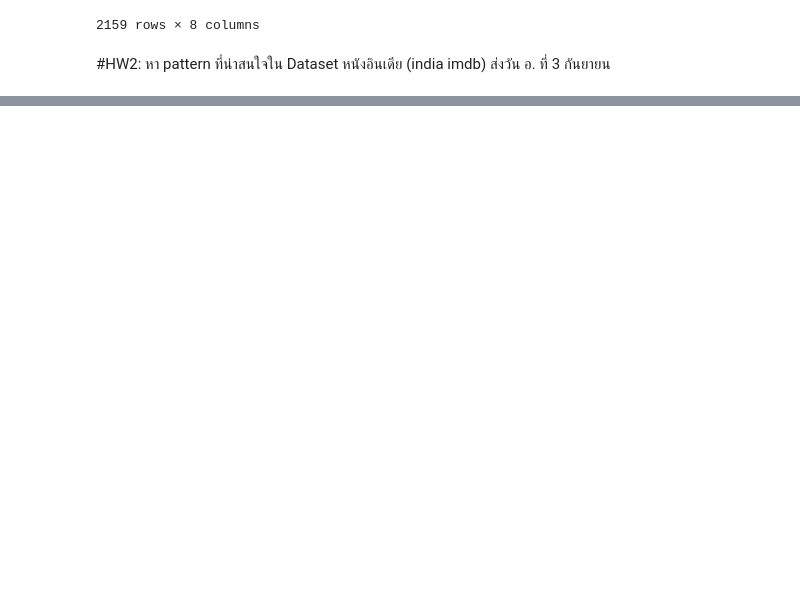
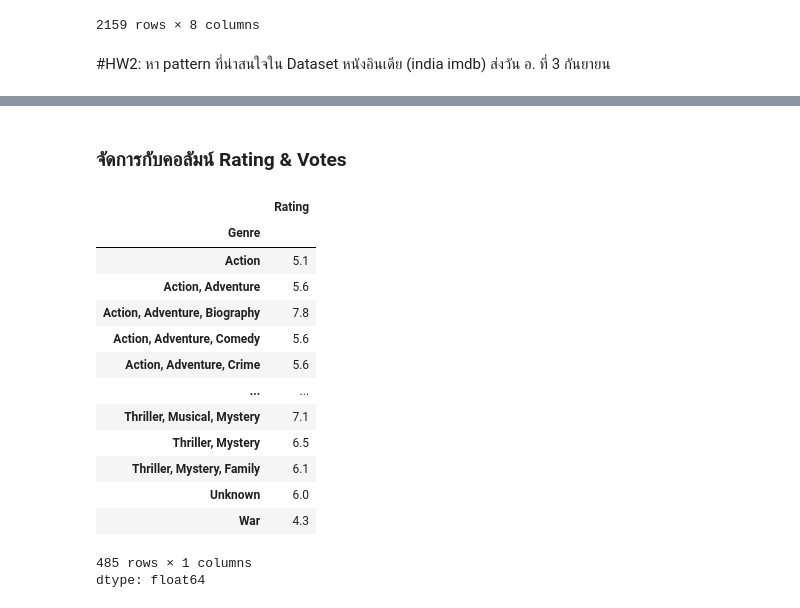
Before and after one commit to Frasierzzz/DPDM2024, a Jupyter notebook: Frequent_Patterns_(Association_Rules).ipynb, the cells around one changed output, grey strips where cells are left out. Saved outputs shown, nothing was run; the diff lists cells and outputs as text; code cells hidden in the pictures; blank space fills up the shorter version.

```diff
--- a/Frequent_Patterns_(Association_Rules).ipynb
+++ b/Frequent_Patterns_(Association_Rules).ipynb
@@ -161,0 +294,4 @@ data[data['StockCode'] == '85099B']
+# %%
+# แทน min ด้วย "" เพื่อจะเปลี่ยนข้อมูลเป็นตัวเลขอีกที
+imdb['Duration'] = imdb['Duration'].str.replace('min', '').astype(float)
+imdb['Duration'].head()
@@ -161,0 +306,4 @@ data[data['StockCode'] == '85099B']
+# %%
+# เติมด้วยค่าเฉลี่ย ของเวลาในแต่ละ Genre
+imdb['Duration'] = imdb['Duration'].fillna(imdb.groupby('Genre')['Duration'].transform('mean')).round(1)
+imdb['Duration'].isnull().sum()
@@ -161,0 +312,4 @@ data[data['StockCode'] == '85099B']
+# %%
+# เติมค่าว่างของปีที่เหลือด้วยค่าเฉลี่ยของปีทั้งหมด
+imdb['Duration'] = imdb['Duration'].fillna(imdb['Duration'].mean())
+imdb.info()
@@ -161,0 +336,3 @@ data[data['StockCode'] == '85099B']
+# %%
+imdb['Genre'] = imdb['Genre'].fillna('Unknown')
+imdb.info()
@@ -161,0 +357,21 @@ data[data['StockCode'] == '85099B']
+# %% [markdown]
+### จัดการกับคอลัมน์ Rating & Votes
+# %%
+# ทำการหาค่าเฉลี่ยของ Rating ในแต่ละ Genre
+imdb.groupby('Genre')['Rating'].mean().round(1)
+# %% [output]
+|  | Rating |
+| Genre |  |
+| Action | 5.1 |
+| Action, Adventure | 5.6 |
+| Action, Adventure, Biography | 7.8 |
+| Action, Adventure, Comedy | 5.6 |
+| Action, Adventure, Crime | 5.6 |
+| ... | ... |
+| Thriller, Musical, Mystery | 7.1 |
+| Thriller, Mystery | 6.5 |
+| Thriller, Mystery, Family | 6.1 |
+| Unknown | 6.0 |
+| War | 4.3 |
+485 rows × 1 columns
+dtype: float64
```
Also changed, not shown: parts of 92 cells of this notebook.
